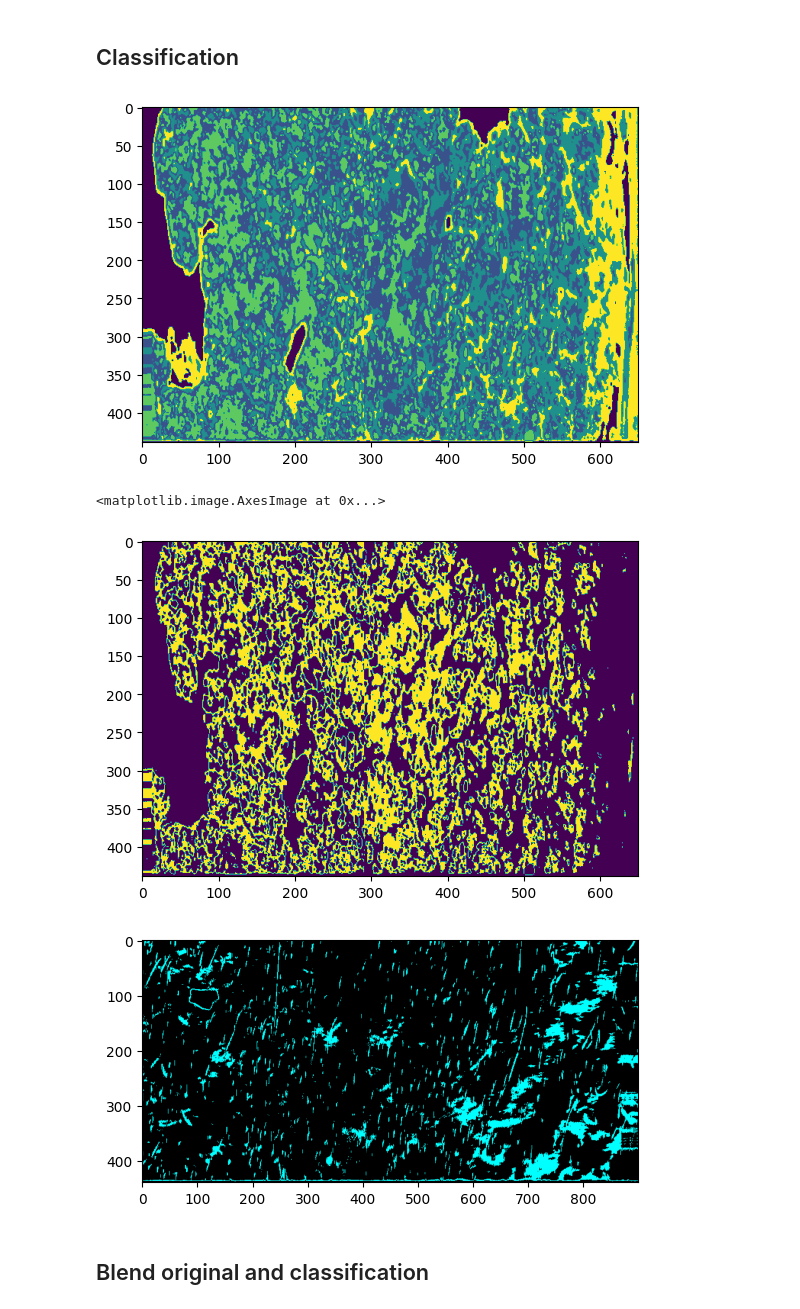
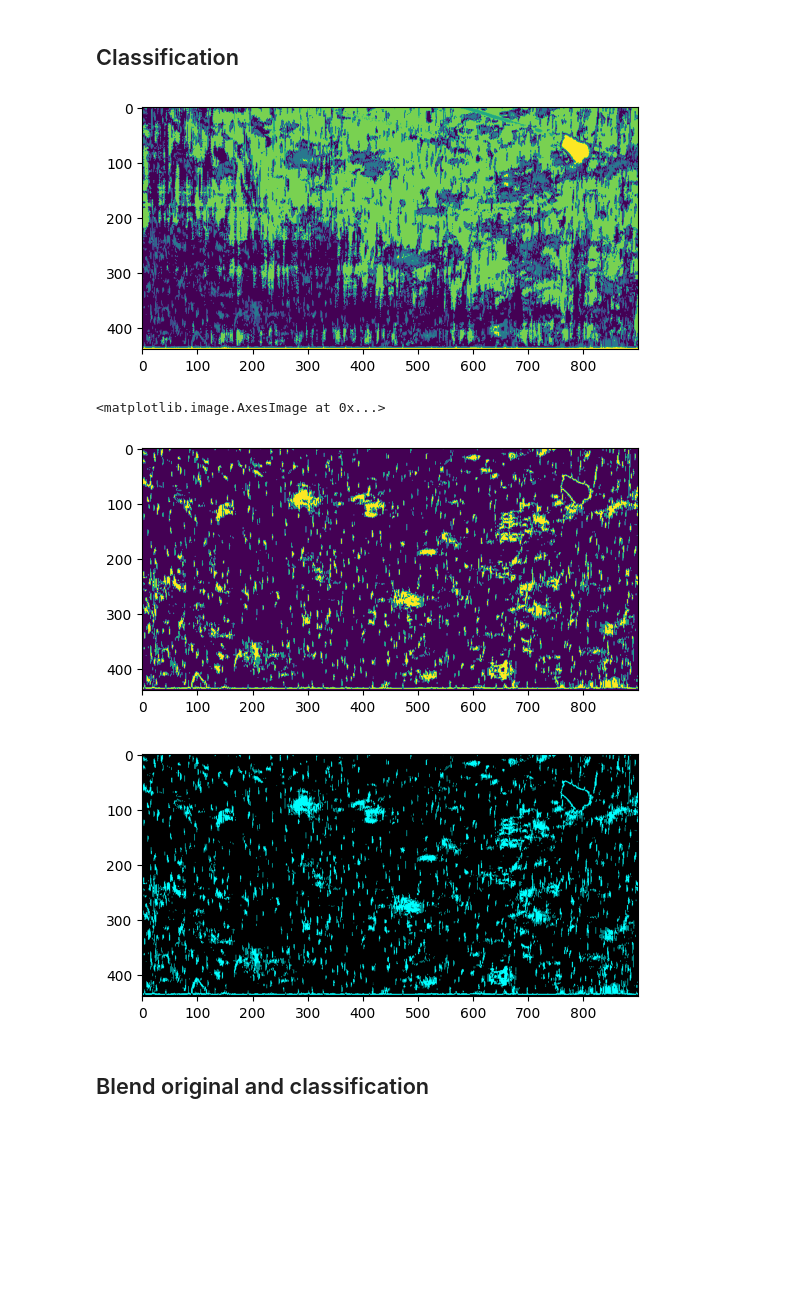
Before and after one commit to Inkletblot/openhsi-capture-and-processing, a Jupyter notebook: evaluation-sardi-final-capture-kmeans.ipynb, the cells around one changed output. Cells and saved outputs as stored; diff of their text form; code cells hidden in the pictures; blank space fills up the shorter version.

```diff
--- a/evaluation-sardi-final-capture-kmeans.ipynb
+++ b/evaluation-sardi-final-capture-kmeans.ipynb
@@ -22,9 +22,9 @@ from skimage.segmentation import slic, mark_boundaries
 
 from sklearn.cluster import KMeans
 # %%
-path = "processed-data/bedford-capture/capture-2/reflectance/2023_03_14/"
+path = "processed-data/sardi-capture-final/final/reflectance/2023_03_28/just_waste/"
 
-data_set = 'bedford/underwater'
+data_set = 'sardi-final'
 
 dir_cont = os.listdir(path)
 
@@ -40,5 +40,5 @@ print(cubes)
 # %%
-iteration='2023_03_14-02_39_26'
+iteration='2023_03_28-01_54_05'
 # %% [markdown]
 ## Loading Data
 
@@ -188,7 +188,7 @@ if run:
 ## Classification
 # %%
 # create our classifier
-k_means = KMeans(n_clusters=5) # based on elbow method above, going to stick to this number
+k_means = KMeans(n_clusters=6) # based on elbow method above, going to stick to this number
 # %%
 # classify
 k_fit = k_means.fit(pcX)
@@ -200,30 +200,30 @@ x_cluster = x_labels.reshape(image_pca[:, :, 0].shape)
 plt.imshow(x_cluster)
 plt.imsave('evaluations/'+data_set+'/'+iteration+'_classification.png', x_cluster)
 # %% [output]
-[figure, old version]
+[figure, new version]
 # %%
 def change_value(img, v_from, v_to):
     for i in range(img.shape[0]):
         for j in range(img.shape[1]):
             if img[i,j] == v_from:
                 img[i,j] = v_to
     return img
 
 classified_waste = x_cluster.copy()
 
 classified_waste = change_value(classified_waste, 0, 0)
-classified_waste = change_value(classified_waste, 1, 1)
-classified_waste = change_value(classified_waste, 2, 0)
+classified_waste = change_value(classified_waste, 1, 0)
+classified_waste = change_value(classified_waste, 2, 1)
 classified_waste = change_value(classified_waste, 3, 0)
 classified_waste = change_value(classified_waste, 4, 0)
 classified_waste = change_value(classified_waste, 5, 0)
 # classified_waste = change_value(classified_waste, 6, 0)
 # classified_waste = change_value(classified_waste, 7, 0)
 
 plt.imshow(classified_waste)
 # %% [output]
 <matplotlib.image.AxesImage at 0x...>
-[figure, old version]
+[figure, new version]
 # %%
 plt.imsave('evaluations/'+data_set+'/'+iteration+'_class_waste.png', classified_waste)
 # %%
@@ -233,7 +233,7 @@ final = final.astype(np.uint8)
 plt.imshow(final)
 plt.imsave('evaluations/'+data_set+'/'+iteration+'_class_final.png', final)
 # %% [output]
-[figure, old version]
+[figure, new version]
 # %% [markdown]
 ## Blend original and classification
 # %%
```
Also changed, not shown: parts of 9 cells of this notebook, 1 other file.
